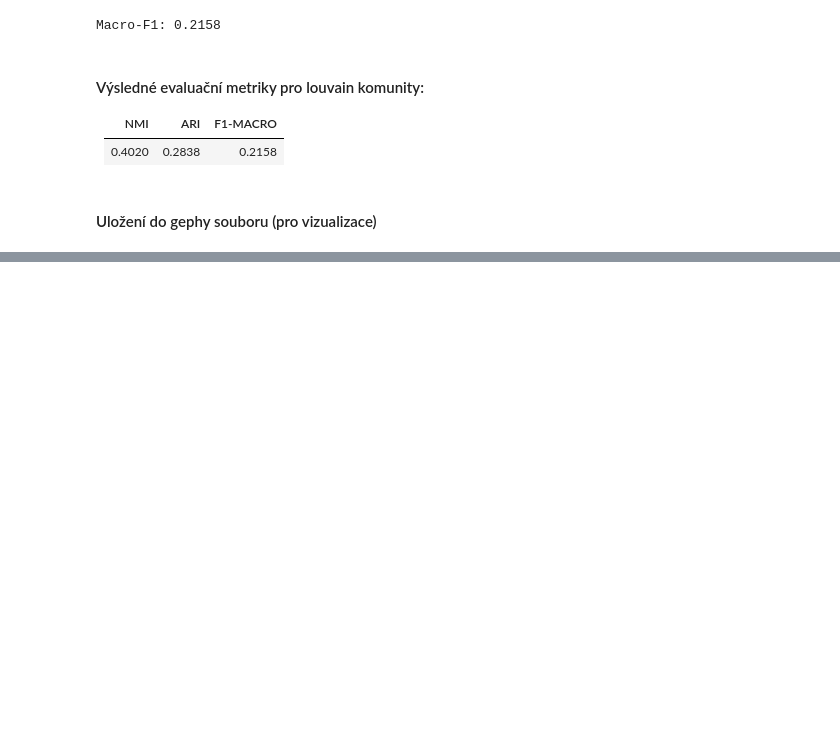
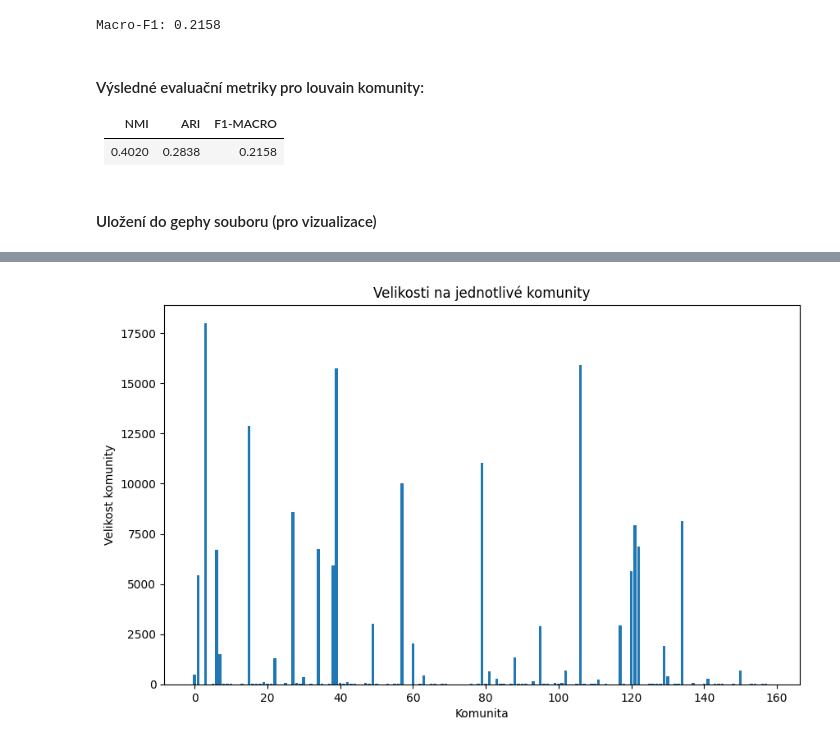
Before and after one commit to S0u1y/Seminar_Project, a Jupyter notebook: main.ipynb, the cells around one changed output, grey strips where cells are left out. Saved outputs shown, nothing was run; the diff lists cells and outputs as text; code cells hidden in the pictures; blank space fills up the shorter version.

```diff
--- a/main.ipynb
+++ b/main.ipynb
@@ -408,0 +292,4 @@ K-Means ARI: -0.0001
+# %%
+partition = leidenalg.find_partition(g_ig, leidenalg.ModularityVertexPartition)
+
+communities_leiden = [list(c) for c in partition]
@@ -408,0 +323,5 @@ K-Means ARI: -0.0001
+# %%
+for community_id, nodes in enumerate(communities_leiden):
+    for node_idx in nodes:
+        original_node_id = g_ig.vs[node_idx]['name']
+        G.nodes[original_node_id]['leiden'] = community_id
@@ -408,0 +359,20 @@ K-Means ARI: -0.0001
+# %%
+louvain_communities_per_node = {}
+leiden_communities_per_node = {}
+
+for node_id, data in G.nodes(data=True):
+    louvain_community = data.get('louvain')
+    leiden_community = data.get('leiden')
+
+    if louvain_community is not None:
+        louvain_communities_per_node[node_id] = louvain_community
+    if leiden_community is not None:
+        leiden_communities_per_node[node_id] = leiden_community
+
+print("Louvain communities per node (sample):")
+for i, (node, community) in enumerate(list(louvain_communities_per_node.items())[:5]):
+    print(f"Node {node}: Louvain Community {community}")
+
+print("\nLeiden communities per node (sample):")
+for i, (node, community) in enumerate(list(leiden_communities_per_node.items())[:5]):
+    print(f"Node {node}: Leiden Community {community}")
@@ -408,0 +393,13 @@ K-Means ARI: -0.0001
+# %%
+louvain_counts = np.unique_counts(list(louvain_communities_per_node.values()))
+# %%
+unique_louvain_communities, louvain_community_sizes = louvain_counts
+
+plt.figure(figsize=(10, 6))
+plt.bar(x=unique_louvain_communities, height=louvain_community_sizes)
+plt.title('Velikosti na jednotlivé komunity')
+plt.ylabel('Velikost komunity')
+plt.xlabel('Komunita')
+plt.show()
+# %% [output]
+[figure, added]
```
Also changed, not shown: parts of 60 cells of this notebook, 2 other files.
